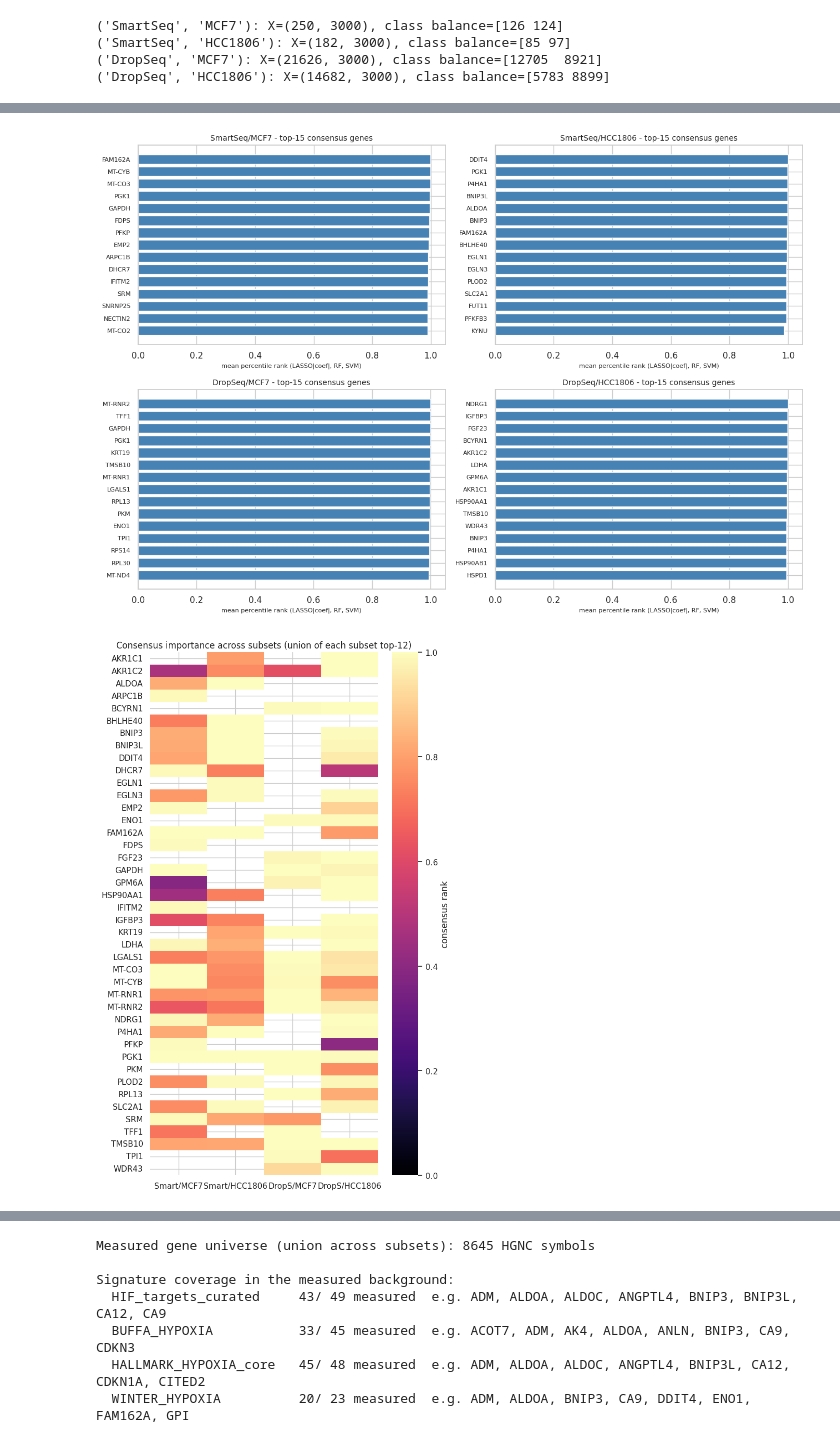
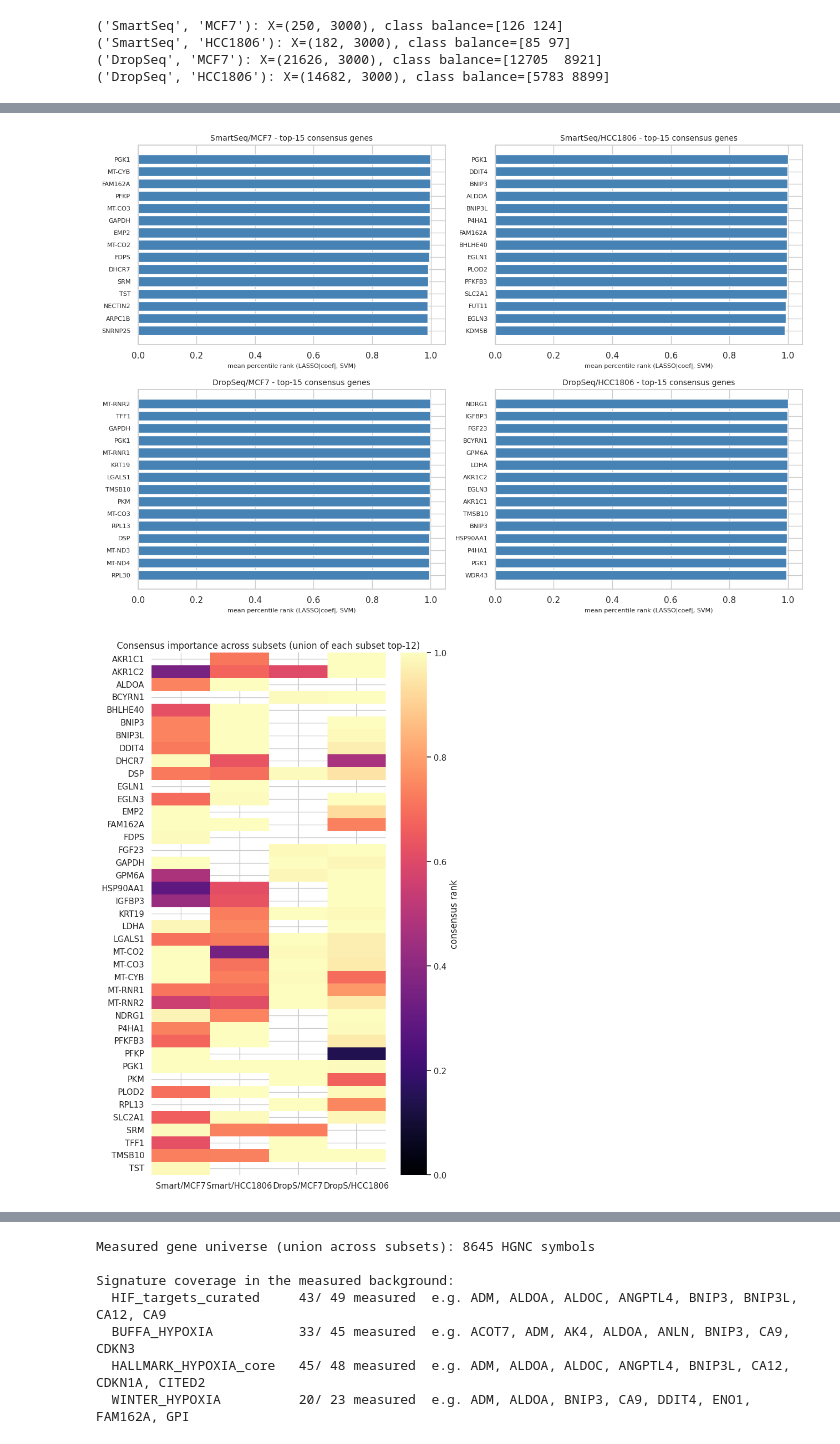
Before and after one commit to Hugo132645/ai-lab-gene-expression, a Jupyter notebook: notebooks/ai_lab_report_final.ipynb, the cells around one changed output, grey strips where cells are left out. Cells and saved outputs as stored; diff of their text form; code cells hidden in the pictures.

```diff
--- a/notebooks/ai_lab_report_final.ipynb
+++ b/notebooks/ai_lab_report_final.ipynb
@@ -888,7 +717,7 @@ def train_cnn_fold(Xtr, ytr, Xte, yte, epochs=25, batch=256, lr=1e-3, seed=SEED)
 
 cnn_results = {}
 if TORCH_OK:
-    for subset, (X, y, g) in Xys.items():
+    for subset, (X, y, g) in Xys_fe.items():
         order = np.argsort(-X.var(axis=0))
         Xo = X[:, order]
         skf = StratifiedKFold(n_splits=5, shuffle=True, random_state=SEED)
@@ -943,12 +744,9 @@ One table per subset, one column per classifier (AUC). A useful sanity check: wi
 compare = {}
 for subset in SUBSETS:
     row = {'LASSO': lasso_results[subset]['auc'],
-           'RF':    rf_results[subset]['roc_auc'],
-           'SVM':   svm_results[subset]['roc_auc'],
-           'MLP':   mlp_results[subset]['roc_auc']}
-    if subset in cnn_results: row['1D CNN'] = cnn_results[subset]['roc_auc']
-    if subset in ae_results:  row['AE-feat'] = ae_results[subset]['AE']
-    if subset in ae_results:  row['DAE-feat'] = ae_results[subset]['DAE']
+           'SVM':   svm_results[subset]['roc_auc']}
+    if subset in cnn_results:
+        row['1D CNN'] = cnn_results[subset]['roc_auc']
     compare[f'{subset[0]}/{subset[1]}'] = row
 compare_df = pd.DataFrame(compare).T
 compare_df.style.background_gradient(cmap='Blues').format('{:.3f}')
@@ -1126,5 +918,5 @@ The working *predictive signature* per subset is the LASSO-stable set ranked by
 # %%
-LASSO_C_IMP = 0.1   # fixed L1 strength for importance extraction (tuned-AUC LASSO is in 7.1)
+LASSO_C_IMP = 0.1   # fixed L1 strength for importance extraction (tuned-AUC LASSO is in 6.2)
 
 def lasso_importance(X, y, genes, C=LASSO_C_IMP):
     skf = StratifiedKFold(n_splits=5, shuffle=True, random_state=SEED)
@@ -1136,15 +928,6 @@ def lasso_importance(X, y, genes, C=LASSO_C_IMP):
         c = clf.coef_[0]; sel += (np.abs(c) > 1e-6); coef += np.abs(c)
     return pd.Series(sel / 5, index=genes), pd.Series(coef / 5, index=genes)
 
-def rf_importance(X, y, genes):
-    skf = StratifiedKFold(n_splits=5, shuffle=True, random_state=SEED)
-    imp = np.zeros(X.shape[1])
-    for tr, _ in skf.split(X, y):
-        rf = RandomForestClassifier(n_estimators=300, class_weight='balanced',
-                                    n_jobs=-1, random_state=SEED).fit(X[tr], y[tr])
-        imp += rf.feature_importances_
-    return pd.Series(imp / 5, index=genes)
-
 def svm_importance(X, y, genes):
     sc = StandardScaler().fit(X)
     svc = LinearSVC(C=1.0, random_state=SEED, max_iter=5000).fit(sc.transform(X).astype('float32'), y)
@@ -1152,10 +935,9 @@ def svm_importance(X, y, genes):
 
 IMPORTANCE = {}
 for s in SUBSETS:
-    X, y, g = Xys[s]
+    X, y, g = Xys[s]                 # raw genes only (no engineered Buffa column)
     stab, coef = lasso_importance(X, y, g)
-    IMPORTANCE[s] = {'lasso_stab': stab, 'lasso_coef': coef,
-                     'rf': rf_importance(X, y, g), 'svm': svm_importance(X, y, g)}
+    IMPORTANCE[s] = {'lasso_stab': stab, 'lasso_coef': coef, 'svm': svm_importance(X, y, g)}
     print(f'{s[0]:8s}/{s[1]:8s}: LASSO stable(>=0.6)={int((stab >= 0.6).sum()):3d} | '
-          f'top RF={IMPORTANCE[s]["rf"].idxmax():10s} | top SVM={IMPORTANCE[s]["svm"].idxmax():10s}')
+          f'top SVM={IMPORTANCE[s]["svm"].idxmax():10s}')
 # %% [output]
@@ -1166,15 +948,14 @@ DropSeq /HCC1806 : LASSO stable(>=0.6)=1140 | top RF=NDRG1      | top SVM=NDRG1
 # %%
 def consensus_rank(imp):
     R = pd.DataFrame({'LASSO': imp['lasso_coef'].rank(pct=True),
-                      'RF':    imp['rf'].rank(pct=True),
                       'SVM':   imp['svm'].rank(pct=True)})
-    R['consensus'] = R[['LASSO', 'RF', 'SVM']].mean(axis=1)
+    R['consensus'] = R[['LASSO', 'SVM']].mean(axis=1)
     return R.sort_values('consensus', ascending=False)
 
 CONSENSUS = {s: consensus_rank(IMPORTANCE[s]) for s in SUBSETS}
 
-# Predictive-gene set per subset: LASSO-stable genes, ranked by multi-model consensus and
-# capped at TOP_K so the four signatures are comparable (cf. Buffa's compact ~52-gene metagene).
+# Predictive-gene set per subset: LASSO-stable genes, ranked by the LASSO+SVM consensus and
+# capped at TOP_K so the four signatures are comparable (cf. Buffa's compact metagene, ~50 genes).
 # We also report the RAW stable count: SmartSeq is sparse (a naturally compact signature) while
 # DropSeq selects many more genes (sparser, noisier UMI data) - an informative contrast in itself.
 STAB_THR = 0.6
@@ -1197,20 +978,20 @@ DropSeq /HCC1806 : 1140 LASSO-stable -> top-50 signature | NDRG1, IGFBP3, FGF23,
 # %%
 fig, axes = plt.subplots(2, 2, figsize=(13, 9))
 for ax, s in zip(axes.ravel(), SUBSETS):
     top = CONSENSUS[s].head(15)['consensus'].iloc[::-1]
     ax.barh(range(len(top)), top.values, color='steelblue')
     ax.set_yticks(range(len(top))); ax.set_yticklabels(top.index, fontsize=8)
     ax.set_title(f'{s[0]}/{s[1]} - top-15 consensus genes', fontsize=10)
-    ax.set_xlabel('mean percentile rank (LASSO|coef|, RF, SVM)', fontsize=8)
+    ax.set_xlabel('mean percentile rank (LASSO|coef|, SVM)', fontsize=8)
 plt.tight_layout(); plt.show()
 
 top_union = sorted(set().union(*[set(CONSENSUS[s].head(12).index) for s in SUBSETS]))
 H = pd.DataFrame({f'{s[0][:5]}/{s[1]}': CONSENSUS[s]['consensus'].reindex(top_union) for s in SUBSETS})
 fig, ax = plt.subplots(figsize=(7, max(4, len(top_union) * 0.26)))
 sns.heatmap(H, cmap='magma', vmin=0, vmax=1, ax=ax, cbar_kws={'label': 'consensus rank'})
 ax.set_title('Consensus importance across subsets (union of each subset top-12)')
 plt.tight_layout(); plt.show()
 # %% [output]
-[figure, old version]
+[figure, new version]
-[figure, old version]
+[figure, new version]
 # %% [markdown]
```
Also changed, not shown: parts of 65 cells of this notebook, 1 other file.
